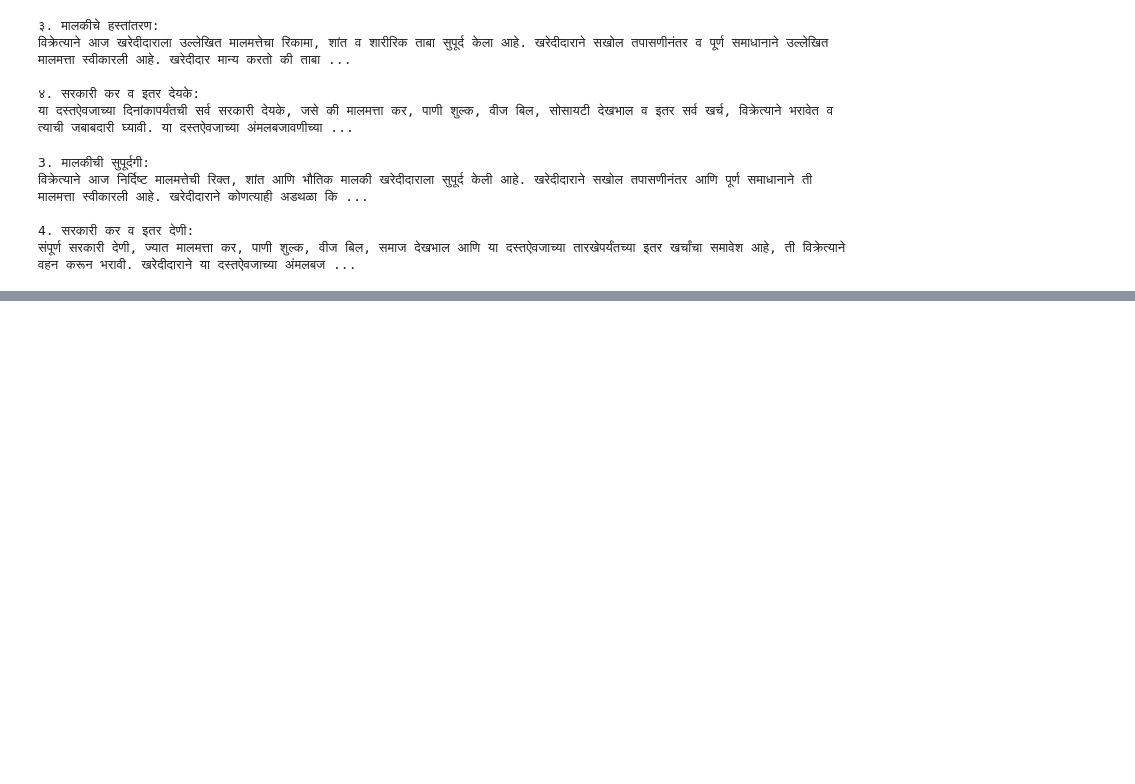
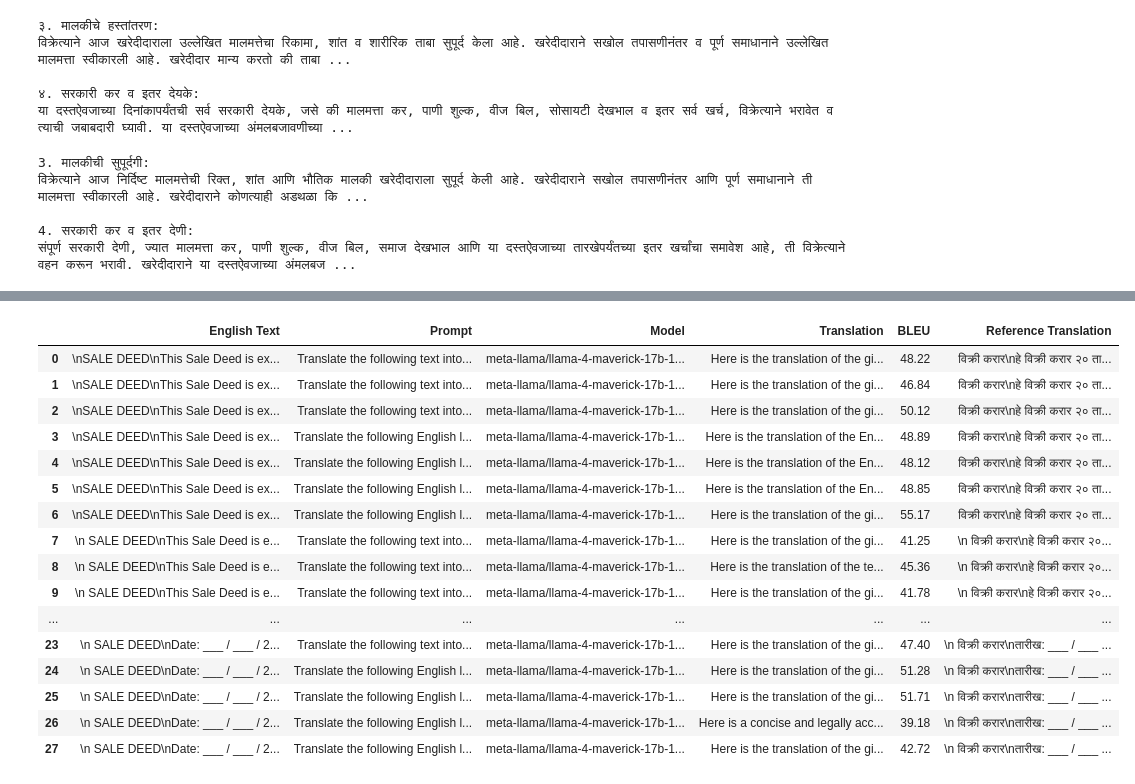
Before and after one commit to sadafhukkeri/Translation_models, a Jupyter notebook: groqmodel.ipynb, the cells around one changed output, grey strips where cells are left out. Saved outputs shown, nothing was run; the diff lists cells and outputs as text; code cells hidden in the pictures; blank space fills up the shorter version.

```diff
--- a/groqmodel.ipynb
+++ b/groqmodel.ipynb
@@ -302,0 +259,26 @@ display(HTML(df.to_html(escape=False)))
+# %%
+import torch
+from transformers import MarianMTModel, MarianTokenizer
+
+# Load Helsinki-NLP English -> Marathi model
+model_name = "Helsinki-NLP/opus-mt-en-mr"
+tokenizer = MarianTokenizer.from_pretrained(model_name)
+
+# Pick device (GPU if available, else CPU)
+device = torch.device("cuda" if torch.cuda.is_available() else "cpu")
+
+model = MarianMTModel.from_pretrained(
+    model_name,
+    low_cpu_mem_usage=True,
+    torch_dtype=torch.float16 if torch.cuda.is_available() else torch.float32
+).to(device)
+
+# Translation function
+def translate_en_to_mr(text: str) -> str:
+    inputs = tokenizer([text], return_tensors="pt", padding=True, truncation=True).to(device)
+    translated_tokens = model.generate(**inputs, max_length=128)
+    translated_text = tokenizer.decode(translated_tokens[0], skip_special_tokens=True)
+    return translated_text
+
+# Example usage
+print(translate_en_to_mr("hello how are you"))
@@ -302,0 +2211,29 @@ display(HTML(df.to_html(escape=False)))
+# %%
+# printing high bleu score from above output
+high_bleu = df[df["BLEU"] > 50].sort_values(by="BLEU", ascending=False)
+
+import pandas as pd
+
+table = high_bleu[["Prompt", "Model", "BLEU", "Translation"]]
+
+# print table
+pd.set_option("display.max_colwidth", None)  # so translation text is not truncated
+display(HTML(df.to_html(escape=False)))
+# %% [output]
+|  | English Text | Prompt | Model | Translation | BLEU | Reference Translation |
+| 0 | \nSALE DEED\nThis Sale Deed is ex... | Translate the following text into... | meta-llama/llama-4-maverick-17b-1... | Here is the translation of the gi... | 48.22 | विक्री करार\nहे विक्री करार २० ता... |
+| 1 | \nSALE DEED\nThis Sale Deed is ex... | Translate the following text into... | meta-llama/llama-4-maverick-17b-1... | Here is the translation of the gi... | 46.84 | विक्री करार\nहे विक्री करार २० ता... |
+| 2 | \nSALE DEED\nThis Sale Deed is ex... | Translate the following text into... | meta-llama/llama-4-maverick-17b-1... | Here is the translation of the gi... | 50.12 | विक्री करार\nहे विक्री करार २० ता... |
+| 3 | \nSALE DEED\nThis Sale Deed is ex... | Translate the following English l... | meta-llama/llama-4-maverick-17b-1... | Here is the translation of the En... | 48.89 | विक्री करार\nहे विक्री करार २० ता... |
+| 4 | \nSALE DEED\nThis Sale Deed is ex... | Translate the following English l... | meta-llama/llama-4-maverick-17b-1... | Here is the translation of the En... | 48.12 | विक्री करार\nहे विक्री करार २० ता... |
+| 5 | \nSALE DEED\nThis Sale Deed is ex... | Translate the following English l... | meta-llama/llama-4-maverick-17b-1... | Here is the translation of the En... | 48.85 | विक्री करार\nहे विक्री करार २० ता... |
+| 6 | \nSALE DEED\nThis Sale Deed is ex... | Translate the following English l... | meta-llama/llama-4-maverick-17b-1... | Here is the translation of the gi... | 55.17 | विक्री करार\nहे विक्री करार २० ता... |
+| 7 | \n SALE DEED\nThis Sale Deed is e... | Translate the following text into... | meta-llama/llama-4-maverick-17b-1... | Here is the translation of the gi... | 41.25 | \n विक्री करार\nहे विक्री करार २०... |
+| 8 | \n SALE DEED\nThis Sale Deed is e... | Translate the following text into... | meta-llama/llama-4-maverick-17b-1... | Here is the translation of the te... | 45.36 | \n विक्री करार\nहे विक्री करार २०... |
+| 9 | \n SALE DEED\nThis Sale Deed is e... | Translate the following text into... | meta-llama/llama-4-maverick-17b-1... | Here is the translation of the gi... | 41.78 | \n विक्री करार\nहे विक्री करार २०... |
+| ... | ... | ... | ... | ... | ... | ... |
+| 23 | \n SALE DEED\nDate: ___ / ___ / 2... | Translate the following text into... | meta-llama/llama-4-maverick-17b-1... | Here is the translation of the gi... | 47.40 | \n विक्री करार\nतारीख: ___ / ___ ... |
+| 24 | \n SALE DEED\nDate: ___ / ___ / 2... | Translate the following English l... | meta-llama/llama-4-maverick-17b-1... | Here is the translation of the gi... | 51.28 | \n विक्री करार\nतारीख: ___ / ___ ... |
+| 25 | \n SALE DEED\nDate: ___ / ___ / 2... | Translate the following English l... | meta-llama/llama-4-maverick-17b-1... | Here is the translation of the gi... | 51.71 | \n विक्री करार\nतारीख: ___ / ___ ... |
+| 26 | \n SALE DEED\nDate: ___ / ___ / 2... | Translate the following English l... | meta-llama/llama-4-maverick-17b-1... | Here is a concise and legally acc... | 39.18 | \n विक्री करार\nतारीख: ___ / ___ ... |
+| 27 | \n SALE DEED\nDate: ___ / ___ / 2... | Translate the following English l... | meta-llama/llama-4-maverick-17b-1... | Here is the translation of the gi... | 42.72 | \n विक्री करार\nतारीख: ___ / ___ ... |
```
Also changed, not shown: parts of 17 cells of this notebook.
